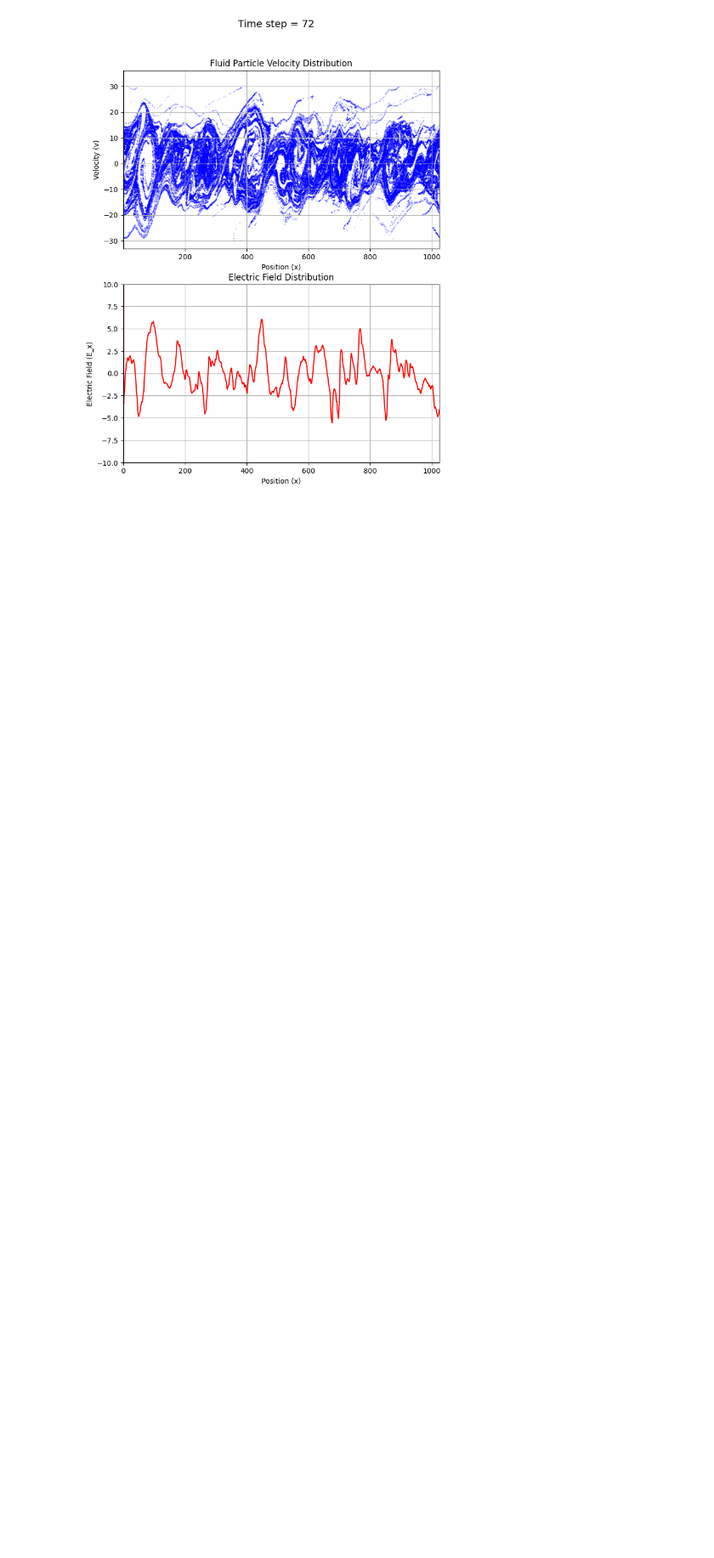
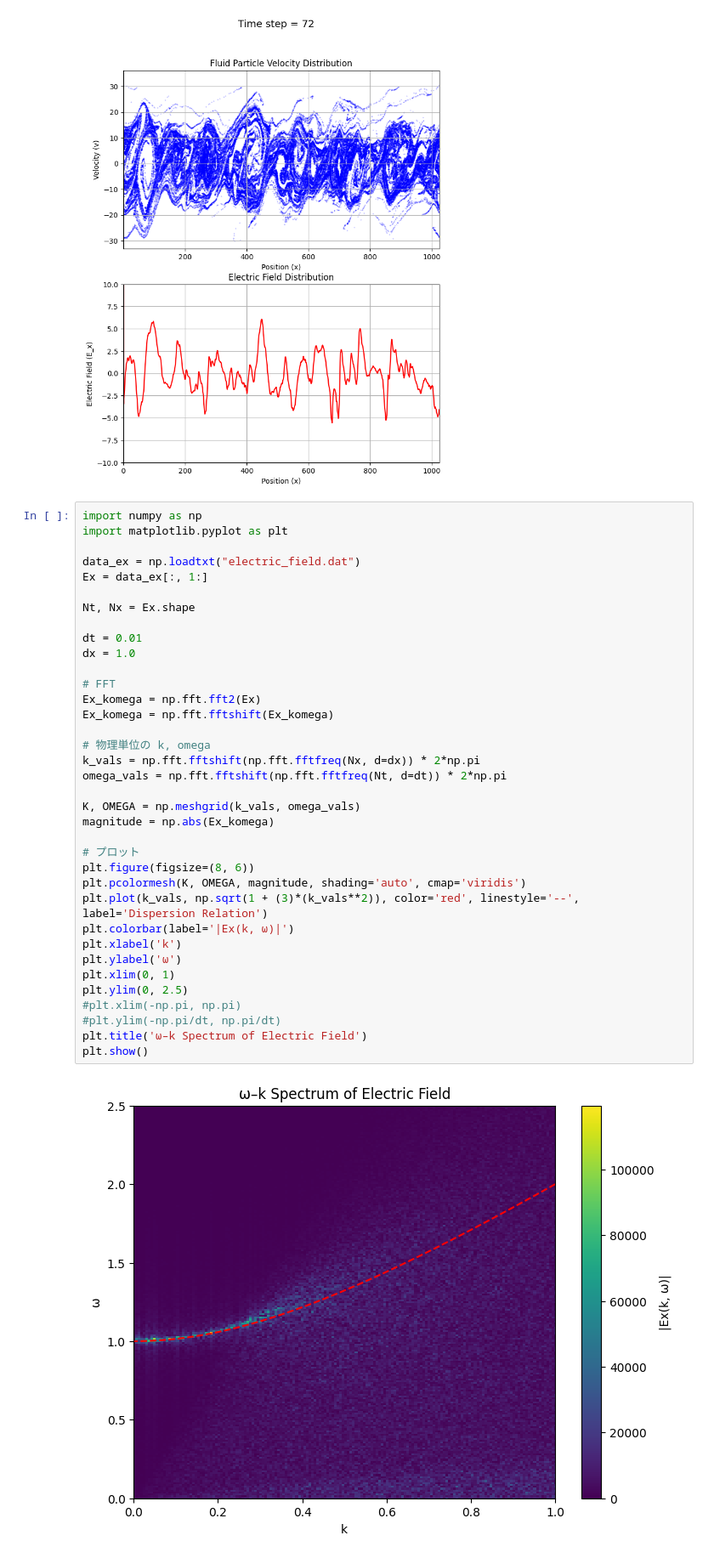
Before and after one commit to utstaku/1d-pic-simulation, a Jupyter notebook: 2_fluid_visual.ipynb, the cells around one changed output. Shown at 85% size. Cells and saved outputs as stored; diff of their text form; blank space fills up the shorter version.

```diff
--- a/2_fluid_visual.ipynb
+++ b/2_fluid_visual.ipynb
@@ -96,3 +98,41 @@ ani.save("simulation.mp4", fps=20, dpi=150)
 plt.show()
 # %% [output]
 [figure]
+# %%
+import numpy as np
+import matplotlib.pyplot as plt
+
+data_ex = np.loadtxt("electric_field.dat")
+Ex = data_ex[:, 1:]
+
+Nt, Nx = Ex.shape
+
+dt = 0.01
+dx = 1.0
+
+# FFT
+Ex_komega = np.fft.fft2(Ex)
+Ex_komega = np.fft.fftshift(Ex_komega)
+
+# 物理単位の k, omega
+k_vals = np.fft.fftshift(np.fft.fftfreq(Nx, d=dx)) * 2*np.pi
+omega_vals = np.fft.fftshift(np.fft.fftfreq(Nt, d=dt)) * 2*np.pi
+
+K, OMEGA = np.meshgrid(k_vals, omega_vals)
+magnitude = np.abs(Ex_komega)
+
+# プロット
+plt.figure(figsize=(8, 6))
+plt.pcolormesh(K, OMEGA, magnitude, shading='auto', cmap='viridis')
+plt.plot(k_vals, np.sqrt(1 + (3)*(k_vals**2)), color='red', linestyle='--', label='Dispersion Relation')
+plt.colorbar(label='|Ex(k, ω)|')
+plt.xlabel('k')
+plt.ylabel('ω')
+plt.xlim(0, 1)
+plt.ylim(0, 2.5)
+#plt.xlim(-np.pi, np.pi)
+#plt.ylim(-np.pi/dt, np.pi/dt)
+plt.title('ω–k Spectrum of Electric Field')
+plt.show()
+# %% [output]
+[figure, added]
```
Also changed, not shown: parts of 1 cell of this notebook, 4 other files.
